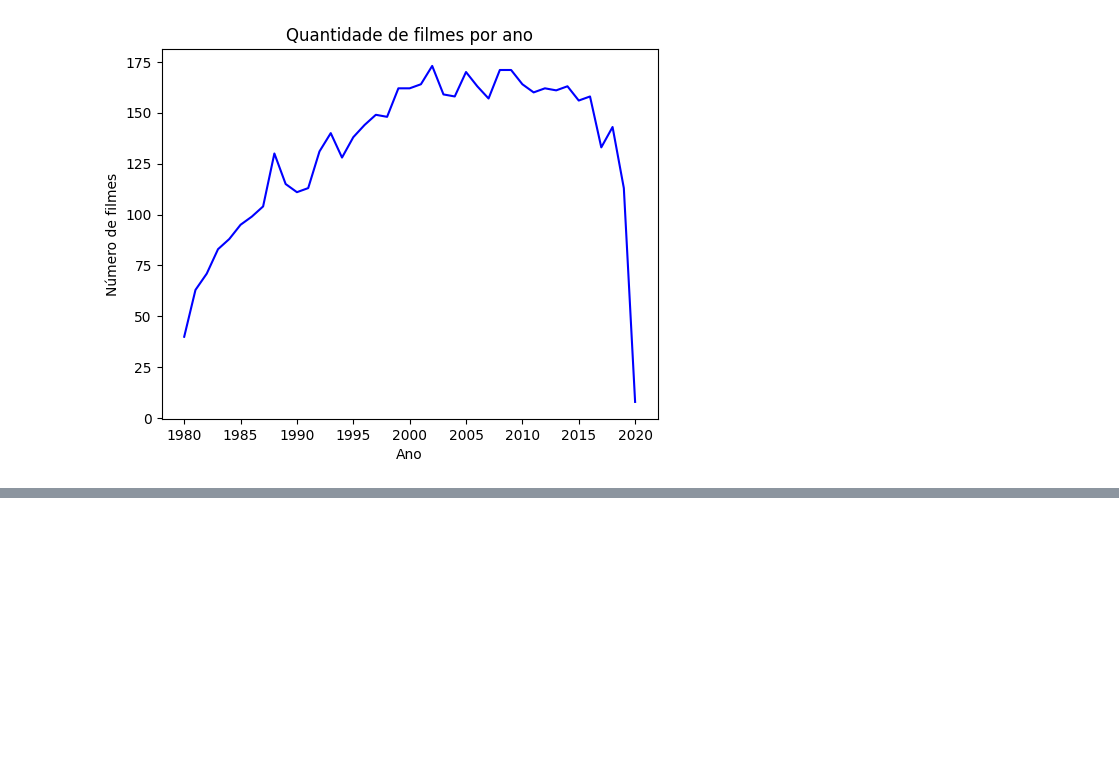
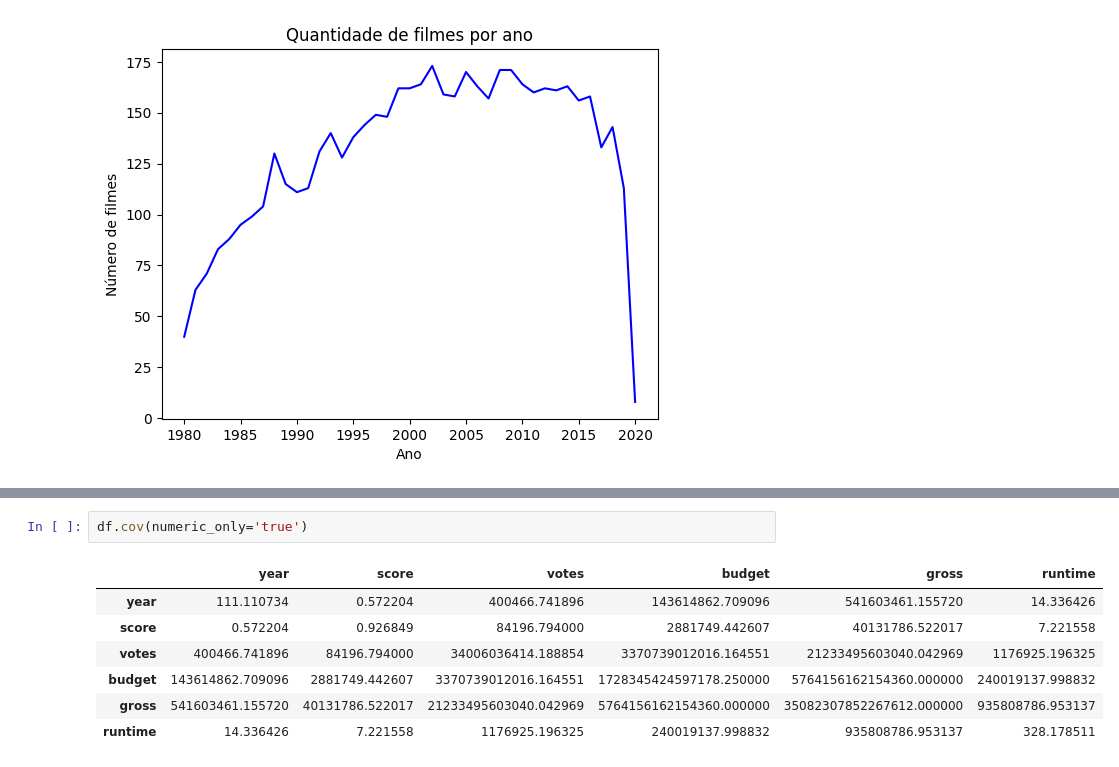
Before and after one commit to guicns/movie-industry-analysis, a Jupyter notebook: python_analysis/movies_python_analysis.ipynb, the cells around one changed output, grey strips where cells are left out. Drawn from its saved outputs; the diff is of its cells as text; blank space fills up the shorter version.

```diff
--- a/python_analysis/movies_python_analysis.ipynb
+++ b/python_analysis/movies_python_analysis.ipynb
@@ -243,0 +265,10 @@ plt.show()
+# %%
+df.cov(numeric_only='true')
+# %% [output]
+|  | year | score | votes | budget | gross | runtime |
+| year | 111.110734 | 0.572204 | 400466.741896 | 143614862.709096 | 541603461.155720 | 14.336426 |
+| score | 0.572204 | 0.926849 | 84196.794000 | 2881749.442607 | 40131786.522017 | 7.221558 |
+| votes | 400466.741896 | 84196.794000 | 34006036414.188854 | 3370739012016.164551 | 21233495603040.042969 | 1176925.196325 |
+| budget | 143614862.709096 | 2881749.442607 | 3370739012016.164551 | 1728345424597178.250000 | 5764156162154360.000000 | 240019137.998832 |
+| gross | 541603461.155720 | 40131786.522017 | 21233495603040.042969 | 5764156162154360.000000 | 35082307852267612.000000 | 935808786.953137 |
+| runtime | 14.336426 | 7.221558 | 1176925.196325 | 240019137.998832 | 935808786.953137 | 328.178511 |
```
Also changed, not shown: parts of 10 cells of this notebook, 1 other file.
